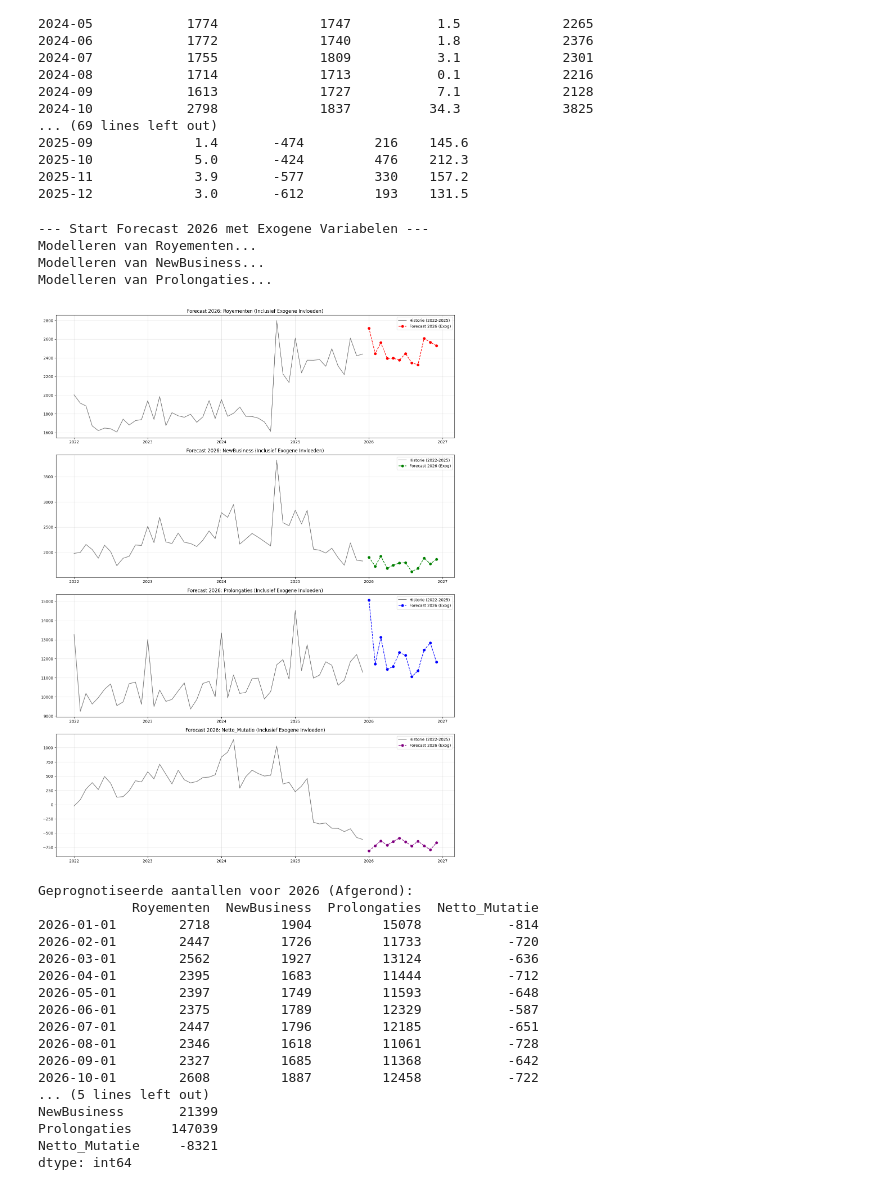
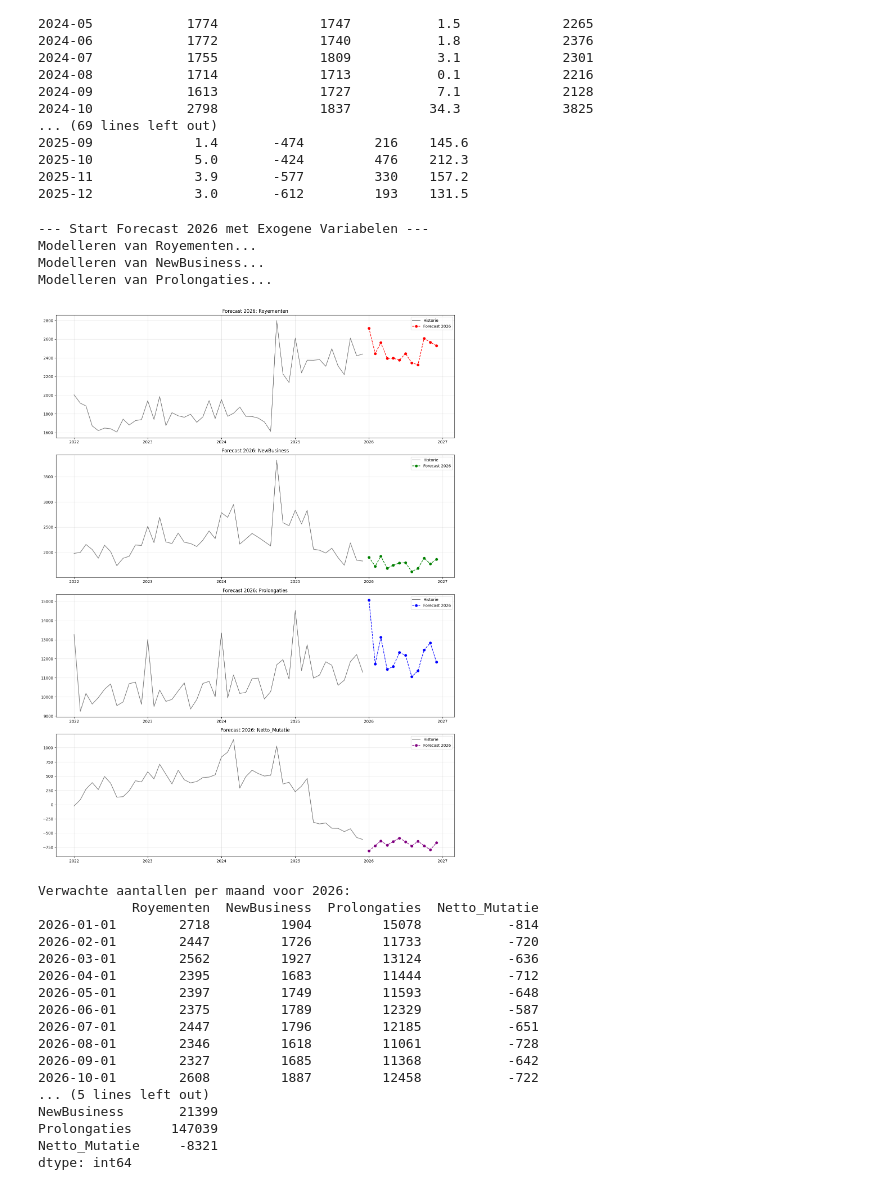
Before and after one commit to wmvanhuis/MADS-ML-Graduation_Project_Bovemij, a Jupyter notebook: notebooks/timeseries/model timeseries all targets 2026.ipynb, the cells around one changed output. Cells and saved outputs as stored; diff of their text form; code cells hidden in the pictures.

Commit message:
forecasting models with exog var

```diff
--- a/notebooks/timeseries/model timeseries all targets 2026.ipynb
+++ b/notebooks/timeseries/model timeseries all targets 2026.ipynb
@@ -199,29 +199,30 @@ import pandas as pd
 import numpy as np
 import matplotlib.pyplot as plt
 from statsmodels.tsa.statespace.sarimax import SARIMAX
+from sklearn.metrics import mean_absolute_percentage_error, mean_squared_error
 
-# --- STAP 1: Voorbereiden Exogene Data (Historie & Toekomst) ---
+# --- STAP 1: Voorbereiden Exogene Data (Historie) ---
 
-# We zorgen dat de interventie-dummy (migratie/prijs) overal in de historie staat
+# 1. Interventie-dummy: Gebruik >= voor een blijvend effect (Step Change)
 df['Intervention_202410'] = 0
 df.loc[df.index >= '2024-10-01', 'Intervention_202410'] = 1
 
-# Maak de index voor 2026
+# --- STAP 2: Voorbereiden Toekomstige Data (2026) ---
+
 forecast_steps = 12
 forecast_index = pd.date_range(start='2026-01-01', periods=forecast_steps, freq='MS')
 
-# Toekomstige exogene waarden inschatten:
-# We gaan uit van de CBS-cijfers van 2025 met een lichte groei (bijv. 2%) voor 2026
+# Aanname CBS: We nemen 2025 en tellen daar 2% groei bij op
 cbs_2025_values = df.loc['2025-01-01':'2025-12-01', 'Log_CBS_Autoverkopen'].values
-cbs_2026_est = cbs_2025_values + np.log(1.02)  # +2% groei t.o.v. vorig jaar
+cbs_2026_est = cbs_2025_values + np.log(1.02)
 
+# BELANGRIJK: exog_2026 moet ALLE kolommen bevatten die in targets_info staan
 exog_2026 = pd.DataFrame({
     'Log_CBS_Autoverkopen': cbs_2026_est,
-    'Intervention_202410': [1] * forecast_steps  # De migratie/prijs is de nieuwe standaard
+    'Intervention_202410': [1] * forecast_steps
 }, index=forecast_index)
 
-
-# --- STAP 2: Definieer Modellen en Target-specifieke Exogenen ---
+# --- STAP 3: Definieer Modellen en Target-specifieke Exogenen ---
 
 targets_info = {
     'Royementen': {
@@ -245,17 +246,15 @@ forecasts_2026 = {}
 
 print("--- Start Forecast 2026 met Exogene Variabelen ---")
 
-# --- STAP 3: Trainen en Forecasten ---
+# --- STAP 4: Trainen en Forecasten per Target ---
 
-# Train en Forecast voor elke target
 for name, info in targets_info.items():
     print(f"Modelleren van {name}...")
 
-    # Check of er exogene variabelen zijn gedefinieerd voor deze target
+    # Check of er exogene variabelen zijn gedefinieerd
     if info['exog_cols'] and len(info['exog_cols']) > 0:
-        # MET Exogene variabelen
         train_exog = df[info['exog_cols']]
-        future_exog = exog_2026[info['exog_cols']]
+        future_exog = exog_2026[info['exog_cols']] # Hier zat de KeyError
 
         model = SARIMAX(df[info['col']],
                         exog=train_exog,
@@ -266,7 +265,6 @@ for name, info in targets_info.items():
         model_fit = model.fit(disp=False)
         forecast_res = model_fit.get_forecast(steps=forecast_steps, exog=future_exog)
     else:
-        # ZONDER Exogene variabelen (alleen historie)
         model = SARIMAX(df[info['col']],
                         order=info['order'],
                         seasonal_order=info['s_order'],
@@ -275,58 +273,50 @@ for name, info in targets_info.items():
         model_fit = model.fit(disp=False)
         forecast_res = model_fit.get_forecast(steps=forecast_steps)
 
-    # Inverse log transformatie en opslaan
     forecast_mean = np.expm1(forecast_res.predicted_mean)
     forecasts_2026[name] = forecast_mean
 
-
-# --- STAP 4: Resultaten Combineren en Netto Mutatie Berekenen ---
+# --- STAP 5: Resultaten Combineren ---
 
 df_forecast_2026 = pd.DataFrame(forecasts_2026, index=forecast_index)
 df_forecast_2026['Netto_Mutatie'] = df_forecast_2026['NewBusiness'] - df_forecast_2026['Royementen']
 
-
-# --- STAP 5: Visualisatie ---
+# --- STAP 6: Visualisatie ---
 
 fig, axes = plt.subplots(4, 1, figsize=(15, 20))
 colors = {'Royementen': 'red', 'NewBusiness': 'green', 'Prolongaties': 'blue', 'Netto_Mutatie': 'purple'}
 
 for i, col in enumerate(df_forecast_2026.columns):
-    # Historie ophalen voor context (vanaf 2022)
     if col == 'Netto_Mutatie':
-        hist = (df['NewBusiness'] if 'NewBusiness' in df else np.expm1(df['Log_NewBusiness'])) - \
-               (df['Royementen'] if 'Royementen' in df else np.expm1(df['Log_Royementen']))
+        hist = (np.expm1(df['Log_NewBusiness']) - np.expm1(df['Log_Royementen']))
     else:
         hist = np.expm1(df[f'Log_{col}'])
 
-    axes[i].plot(hist['2022-01-01':], label='Historie (2022-2025)', color='black', alpha=0.5)
-    axes[i].plot(df_forecast_2026[col], label=f'Forecast 2026 (Exog)', color=colors[col], marker='o', linestyle='--')
-    axes[i].set_title(f'Forecast 2026: {col} (Inclusief Exogene Invloeden)')
+    axes[i].plot(hist['2022-01-01':], label='Historie', color='black', alpha=0.5)
+    axes[i].plot(df_forecast_2026[col], label='Forecast 2026', color=colors[col], marker='o', linestyle='--')
+    axes[i].set_title(f'Forecast 2026: {col}')
     axes[i].legend()
     axes[i].grid(True, alpha=0.3)
 
 plt.tight_layout()
 plt.show()
 
+# --- STAP 7: Output ---
 
-# --- STAP 6: Output ---
-
-print("\nGeprognotiseerde aantallen voor 2026 (Afgerond):")
+print("\nVerwachte aantallen per maand voor 2026:")
 print(df_forecast_2026.round(0).astype(int))
 
-print("\nVerwacht Totaal per jaar (2026):")
-yearly_totals = df_forecast_2026.sum().round(0).astype(int)
-print(yearly_totals)
+print("\nJaartotalen 2026:")
+print(df_forecast_2026.sum().round(0).astype(int))
 
-# Opslaan
-# df_forecast_2026.to_csv('forecast_results_2026_with_exog.csv')
+df_forecast_2026.to_csv('../../data/processed/forecast_results_2026.csv')
 # %% [output]
 --- Start Forecast 2026 met Exogene Variabelen ---
 Modelleren van Royementen...
 Modelleren van NewBusiness...
 Modelleren van Prolongaties...
-[figure, old version]
+[figure, new version]
-Geprognotiseerde aantallen voor 2026 (Afgerond):
+Verwachte aantallen per maand voor 2026:
             Royementen  NewBusiness  Prolongaties  Netto_Mutatie
 2026-01-01        2718         1904         15078           -814
 2026-02-01        2447         1726         11733           -720
```
Also changed, not shown: parts of 3 cells of this notebook, 3 other files.
